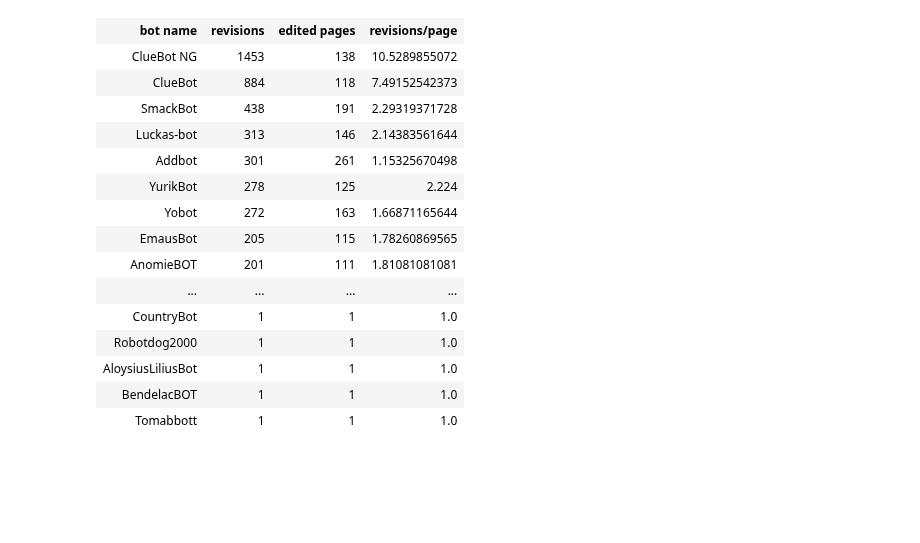
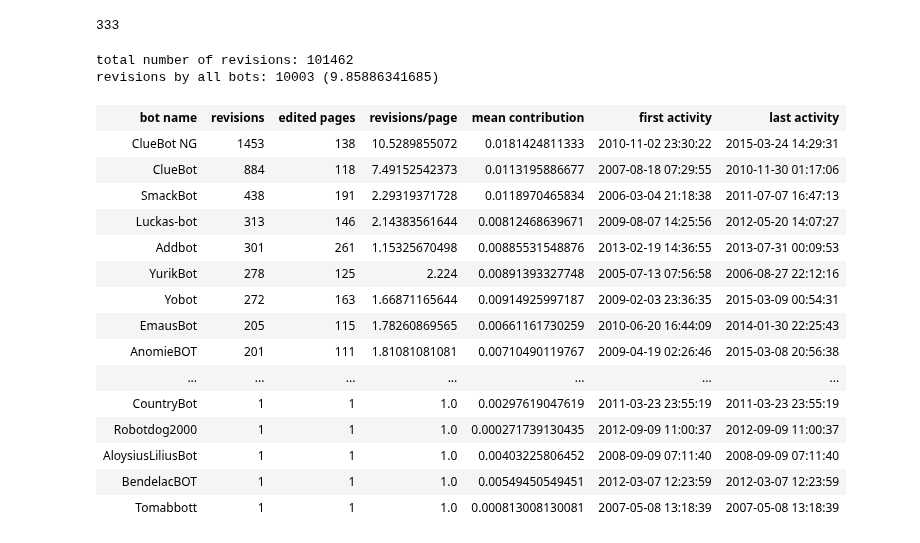
Before and after one commit to WeKeyPedia/notebooks, a Jupyter notebook: geometry/index of bots.ipynb, the cells around one changed output. Cells and saved outputs as stored; diff of their text form; code cells hidden in the pictures; blank space fills up the shorter version.

Commit message:
add first and last revisions date

```diff
--- a/geometry/index of bots.ipynb
+++ b/geometry/index of bots.ipynb
@@ -5,7 +6,10 @@ from IPython.display import display, HTML
 # %%
 pages_editors_graph = nx.read_gexf("data/pages-editors.gexf")
 # %%
-bots = [ n for n in pages_editors_graph.nodes() if "bot" in n.lower() ]
+bots = [ n for n in pages_editors_graph.nodes() if ("bot" in n.lower()) and not("p:") in n ]
+print len(bots)
+# %% [output]
+333
 # %%
 def table_to_html(data, cols=[]):
     html = "<table>"
@@ -22,35 +26,46 @@ def table_to_html(data, cols=[]):
     html += "</table>"
 
     return HTML(html)
-# %%
-data = []
-
-bots = sorted(bots, key=lambda b: -pages_editors_graph.node[b]["revisions"])
-
-for b in bots:
-    r  = pages_editors_graph.node[b]["revisions"]
-    p  = len(pages_editors_graph[b])
-    rp = float(r)/float(p)
-    data.append([u"<a href=\"http://en.wikipedia.org/wiki/User:{0}\" target=\"_blank\">{0}</a>".format(b.split(":")[1]),
-                r,
-                p,
-                rp])
-
-display(table_to_html(data, ["bot name", "revisions", "edited pages", "revisions/page"]))
-# %% [output]
-| bot name | revisions | edited pages | revisions/page |
-| ClueBot NG | 1453 | 138 | 10.5289855072 |
-| ClueBot | 884 | 118 | 7.49152542373 |
-| SmackBot | 438 | 191 | 2.29319371728 |
-| Luckas-bot | 313 | 146 | 2.14383561644 |
-| Addbot | 301 | 261 | 1.15325670498 |
-| YurikBot | 278 | 125 | 2.224 |
-| Yobot | 272 | 163 | 1.66871165644 |
-| EmausBot | 205 | 115 | 1.78260869565 |
-| AnomieBOT | 201 | 111 | 1.81081081081 |
-| ... | ... | ... | ... |
-| CountryBot | 1 | 1 | 1.0 |
-| Robotdog2000 | 1 | 1 | 1.0 |
-| AloysiusLiliusBot | 1 | 1 | 1.0 |
-| BendelacBOT | 1 | 1 | 1.0 |
-| Tomabbott | 1 | 1 | 1.0 |
+# %%
+data = []
+
+bots = sorted(bots, key=lambda b: -pages_editors_graph.node[b]["revisions"])
+
+g = pages_editors_graph
+
+for b in bots:
+    link = u"<a href=\"http://en.wikipedia.org/wiki/User:{0}\" target=\"_blank\">{0}</a>".format(b.split(":")[1])
+    r  = g.node[b]["revisions"]
+    p  = len(pages_editors_graph[b])
+    m  = np.mean(map(lambda p: float(g[b][p]["revisions"])/float(g.node[p]["total revisions"]), g[b]))
+    rp = float(r)/float(p)
+    f_rev = g.node[b]["first revision"]
+    l_rev = g.node[b]["last revision"]
+    data.append([link, r, p, rp, m, f_rev, l_rev])
+
+count_all_rev = sum([ g.node[p]["total revisions"] for p in pages_editors_graph.nodes() if g.node[p]["type"] == "page" ])
+count_bots_rev = sum([ b[1] for b in data ])
+
+print "total number of revisions: %s" % (count_all_rev)
+print "revisions by all bots: %s (%s)" % (count_bots_rev, float(count_bots_rev)/float(count_all_rev) * 100)
+
+display(table_to_html(data, ["bot name", "revisions", "edited pages", "revisions/page", "mean contribution", "first activity", "last activity"]))
+# %% [output]
+total number of revisions: 101462
+revisions by all bots: 10003 (9.85886341685)
+| bot name | revisions | edited pages | revisions/page | mean contribution | first activity | last activity |
+| ClueBot NG | 1453 | 138 | 10.5289855072 | 0.0181424811333 | 2010-11-02 23:30:22 | 2015-03-24 14:29:31 |
+| ClueBot | 884 | 118 | 7.49152542373 | 0.0113195886677 | 2007-08-18 07:29:55 | 2010-11-30 01:17:06 |
+| SmackBot | 438 | 191 | 2.29319371728 | 0.0118970465834 | 2006-03-04 21:18:38 | 2011-07-07 16:47:13 |
+| Luckas-bot | 313 | 146 | 2.14383561644 | 0.00812468639671 | 2009-08-07 14:25:56 | 2012-05-20 14:07:27 |
+| Addbot | 301 | 261 | 1.15325670498 | 0.00885531548876 | 2013-02-19 14:36:55 | 2013-07-31 00:09:53 |
+| YurikBot | 278 | 125 | 2.224 | 0.00891393327748 | 2005-07-13 07:56:58 | 2006-08-27 22:12:16 |
+| Yobot | 272 | 163 | 1.66871165644 | 0.00914925997187 | 2009-02-03 23:36:35 | 2015-03-09 00:54:31 |
+| EmausBot | 205 | 115 | 1.78260869565 | 0.00661161730259 | 2010-06-20 16:44:09 | 2014-01-30 22:25:43 |
+| AnomieBOT | 201 | 111 | 1.81081081081 | 0.00710490119767 | 2009-04-19 02:26:46 | 2015-03-08 20:56:38 |
+| ... | ... | ... | ... | ... | ... | ... |
+| CountryBot | 1 | 1 | 1.0 | 0.00297619047619 | 2011-03-23 23:55:19 | 2011-03-23 23:55:19 |
+| Robotdog2000 | 1 | 1 | 1.0 | 0.000271739130435 | 2012-09-09 11:00:37 | 2012-09-09 11:00:37 |
+| AloysiusLiliusBot | 1 | 1 | 1.0 | 0.00403225806452 | 2008-09-09 07:11:40 | 2008-09-09 07:11:40 |
+| BendelacBOT | 1 | 1 | 1.0 | 0.00549450549451 | 2012-03-07 12:23:59 | 2012-03-07 12:23:59 |
+| Tomabbott | 1 | 1 | 1.0 | 0.000813008130081 | 2007-05-08 13:18:39 | 2007-05-08 13:18:39 |
```
Also changed, not shown: parts of 1 cell of this notebook.
